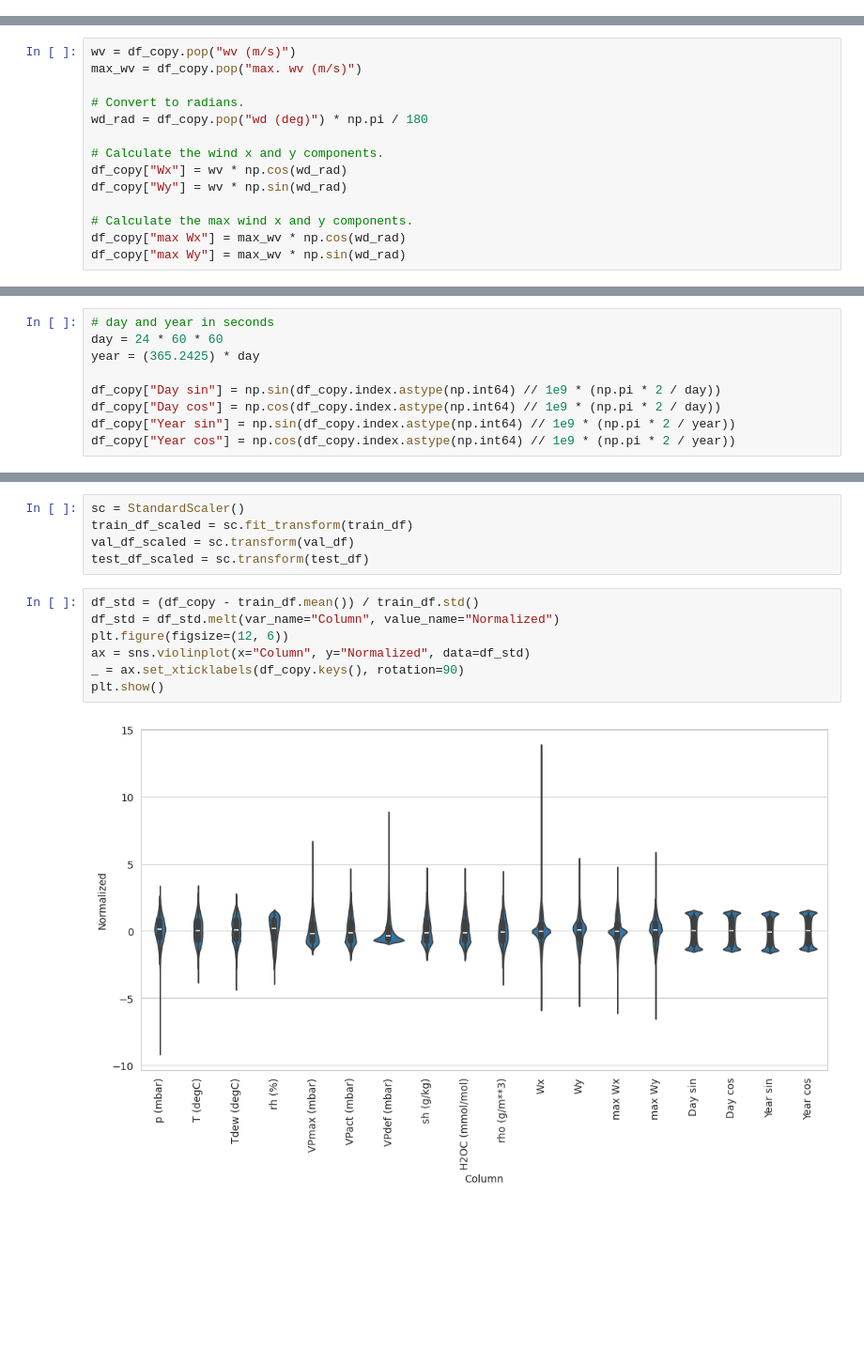
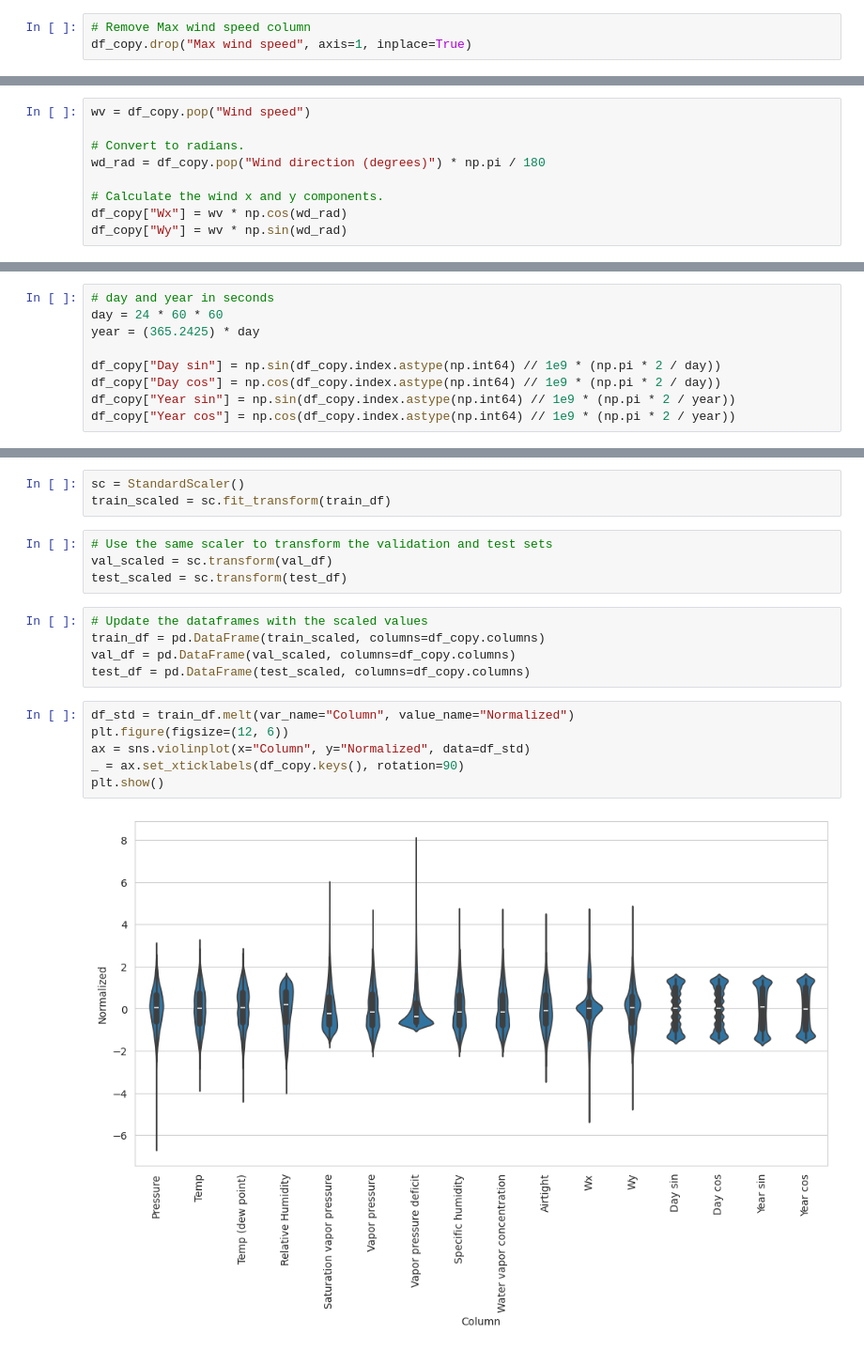
Before and after one commit to MMostafa-Hub/forecasting-torch, a Jupyter notebook: notebooks/preprocessing.ipynb, the cells around one changed output, grey strips where cells are left out. Shown at 94% size. Saved outputs shown, nothing was run; the diff lists cells and outputs as text; blank space fills up the shorter version.

Commit message:
Apply preprocessing on the data

```diff
--- a/notebooks/preprocessing.ipynb
+++ b/notebooks/preprocessing.ipynb
@@ -227,3 +47,6 @@ df_copy.drop(columns=["Tpot (K)"], inplace=True)
+# %%
+# Remove Max wind speed column
+df_copy.drop("Max wind speed", axis=1, inplace=True)
 # %% [markdown]
 ## Feature Engineering
 # %% [markdown]
@@ -234,19 +57,14 @@ df_copy.drop(columns=["Tpot (K)"], inplace=True)
 
 We will convert the wind direction and wind speed columns to a wind vector
 # %%
-wv = df_copy.pop("wv (m/s)")
-max_wv = df_copy.pop("max. wv (m/s)")
+wv = df_copy.pop("Wind speed")
 
 # Convert to radians.
-wd_rad = df_copy.pop("wd (deg)") * np.pi / 180
+wd_rad = df_copy.pop("Wind direction (degrees)") * np.pi / 180
 
 # Calculate the wind x and y components.
 df_copy["Wx"] = wv * np.cos(wd_rad)
 df_copy["Wy"] = wv * np.sin(wd_rad)
-
-# Calculate the max wind x and y components.
-df_copy["max Wx"] = max_wv * np.cos(wd_rad)
-df_copy["max Wy"] = max_wv * np.sin(wd_rad)
 # %%
 df_copy.head()
 # %% [output]
@@ -336,14 +164,20 @@ test_df = df_copy.iloc[train_size + val_size :]
 # %%
 sc = StandardScaler()
-train_df_scaled = sc.fit_transform(train_df)
-val_df_scaled = sc.transform(val_df)
-test_df_scaled = sc.transform(test_df)
+train_scaled = sc.fit_transform(train_df)
+# %%
+# Use the same scaler to transform the validation and test sets
+val_scaled = sc.transform(val_df)
+test_scaled = sc.transform(test_df)
+# %%
+# Update the dataframes with the scaled values
+train_df = pd.DataFrame(train_scaled, columns=df_copy.columns)
+val_df = pd.DataFrame(val_scaled, columns=df_copy.columns)
+test_df = pd.DataFrame(test_scaled, columns=df_copy.columns)
 # %%
-df_std = (df_copy - train_df.mean()) / train_df.std()
-df_std = df_std.melt(var_name="Column", value_name="Normalized")
+df_std = train_df.melt(var_name="Column", value_name="Normalized")
 plt.figure(figsize=(12, 6))
 ax = sns.violinplot(x="Column", y="Normalized", data=df_std)
 _ = ax.set_xticklabels(df_copy.keys(), rotation=90)
 plt.show()
 # %% [output]
-[figure, old version]
+[figure, new version]
```
Also changed, not shown: parts of 47 cells of this notebook, 3 other files.
